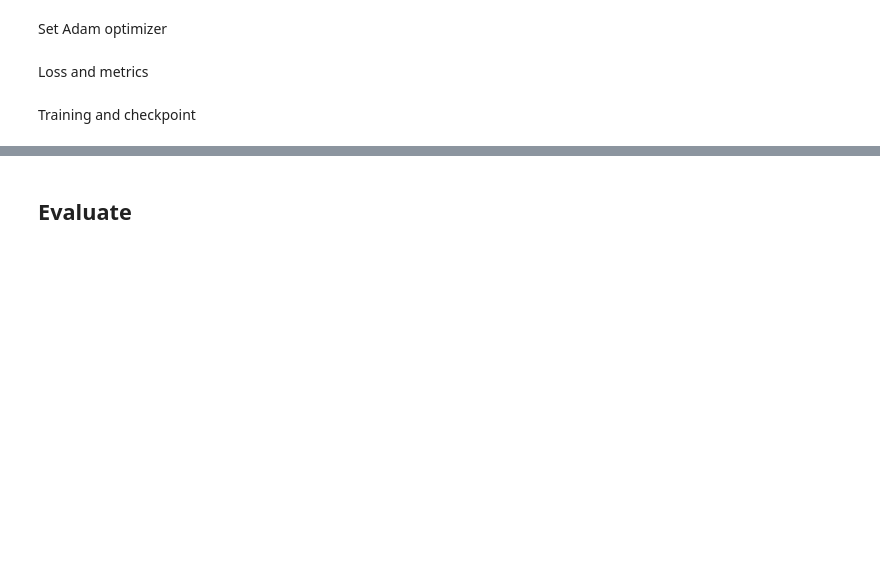
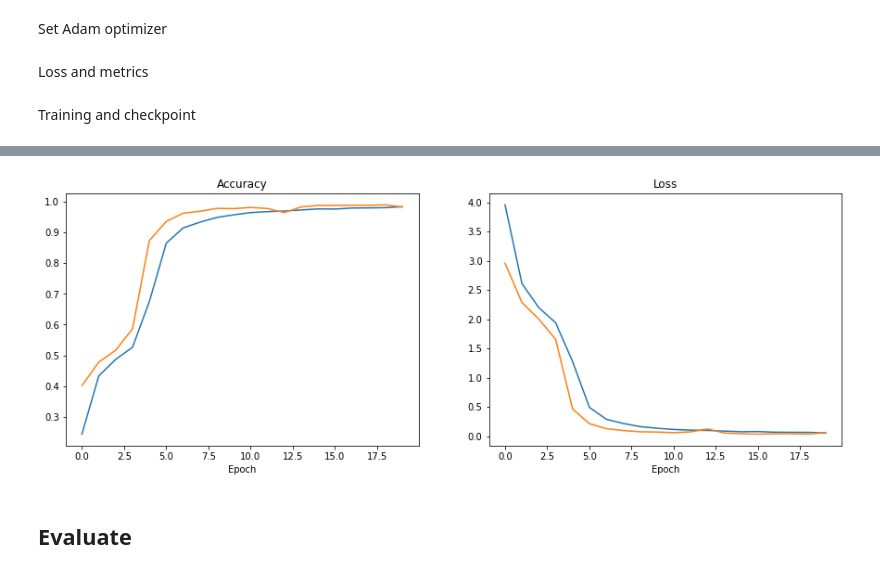
Before and after one commit to Deep-Poets-Society/Deep-Comedy, a Jupyter notebook: syllabification.ipynb, the cells around one changed output, grey strips where cells are left out. Saved outputs shown, nothing was run; the diff lists cells and outputs as text; code cells hidden in the pictures; blank space fills up the shorter version.

Commit message:
plots

```diff
--- a/syllabification.ipynb
+++ b/syllabification.ipynb
@@ -103,6 +99,9 @@ Loss and metrics
 # %%
 train_loss = tf.keras.metrics.Mean(name='train_loss')
 train_accuracy = tf.keras.metrics.Mean(name='train_accuracy')
+
+val_loss = tf.keras.metrics.Mean(name='val_loss')
+val_accuracy = tf.keras.metrics.Mean(name='val_accuracy')
 # %% [markdown]
 Training and checkpoint
 # %%
@@ -158,12 +157,19 @@ def train_step(inp, tar):
 
   train_loss(loss)
   train_accuracy(accuracy_function(tar_real, predictions))
+# %%
+train_losses = []
+train_accuracies = []
+val_losses = []
+val_accuracies = []
 # %%
 for epoch in range(EPOCHS):
   start = time.time()
 
   train_loss.reset_states()
   train_accuracy.reset_states()
+  val_loss.reset_states()
+  val_accuracy.reset_states()
 
   # inp -> X, tar -> y
   for (batch, entry) in enumerate(train_batches):
@@ -171,14 +177,32 @@ for epoch in range(EPOCHS):
     tar = entry[1]
     train_step(inp, tar)
 
-    if batch % 50 == 0:
-      print(f'Epoch {epoch + 1} Batch {batch} Loss {train_loss.result():.4f} Accuracy {train_accuracy.result():.4f}')
+    #if batch % 50 == 0:
+    #  print(f'Epoch {epoch + 1} Batch {batch} Loss {train_loss.result():.4f} Accuracy {train_accuracy.result():.4f}')
 
   if (epoch + 1) % 5 == 0:
     ckpt_save_path = ckpt_manager.save()
     print(f'Saving checkpoint for epoch {epoch+1} at {ckpt_save_path}')
 
-  print(f'Epoch {epoch + 1} Loss {train_loss.result():.4f} Accuracy {train_accuracy.result():.4f}')
+  for val_entry in val_batches:
+    val_inp = val_entry[0]
+    val_tar = val_entry[1]
+    val_tar_inp = val_tar[:, :-1]
+    val_tar_real = val_tar[:, 1:]
+    with tf.GradientTape() as tape:
+      predictions, _ = transformer([val_inp, val_tar_inp],
+                                 training = False)
+    loss = loss_function(val_tar_real, predictions)
+    val_loss(loss)
+    val_accuracy(accuracy_function(val_tar_real, predictions))
+
+  print(f'Epoch {epoch + 1} Train loss {train_loss.result():.4f} Train accuracy {train_accuracy.result():.4f}')
+  print(f'Epoch {epoch + 1} Validation loss {val_loss.result():.4f} Validation accuracy {val_accuracy.result():.4f}')
+
+  train_losses.append(train_loss.result().numpy())
+  train_accuracies.append(train_accuracy.result().numpy())
+  val_losses.append(val_loss.result().numpy())
+  val_accuracies.append(val_accuracy.result().numpy())
 
   print(f'Time taken for 1 epoch: {time.time() - start:.2f} secs\n')
 # %% [output]
@@ -202,3 +226,7 @@ Time taken for 1 epoch: 11.48 secs
+# %%
+plot_accuracy(train_losses, train_accuracies, val_losses, val_accuracies)
+# %% [output]
+[figure, added]
 # %% [markdown]
 ## Evaluate
 # %%
```
Also changed, not shown: parts of 10 cells of this notebook.
